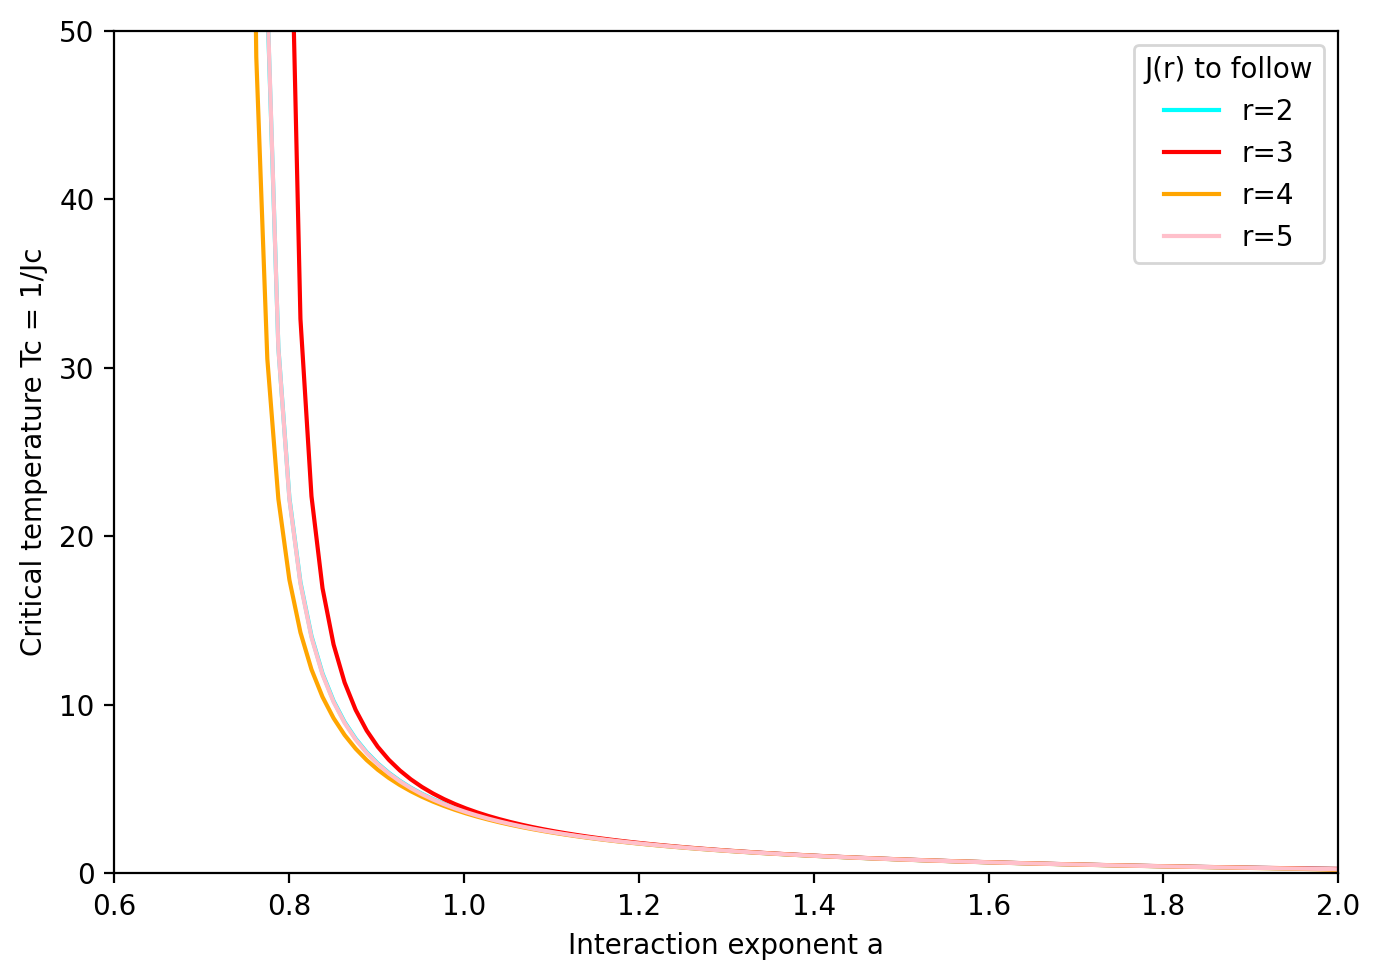
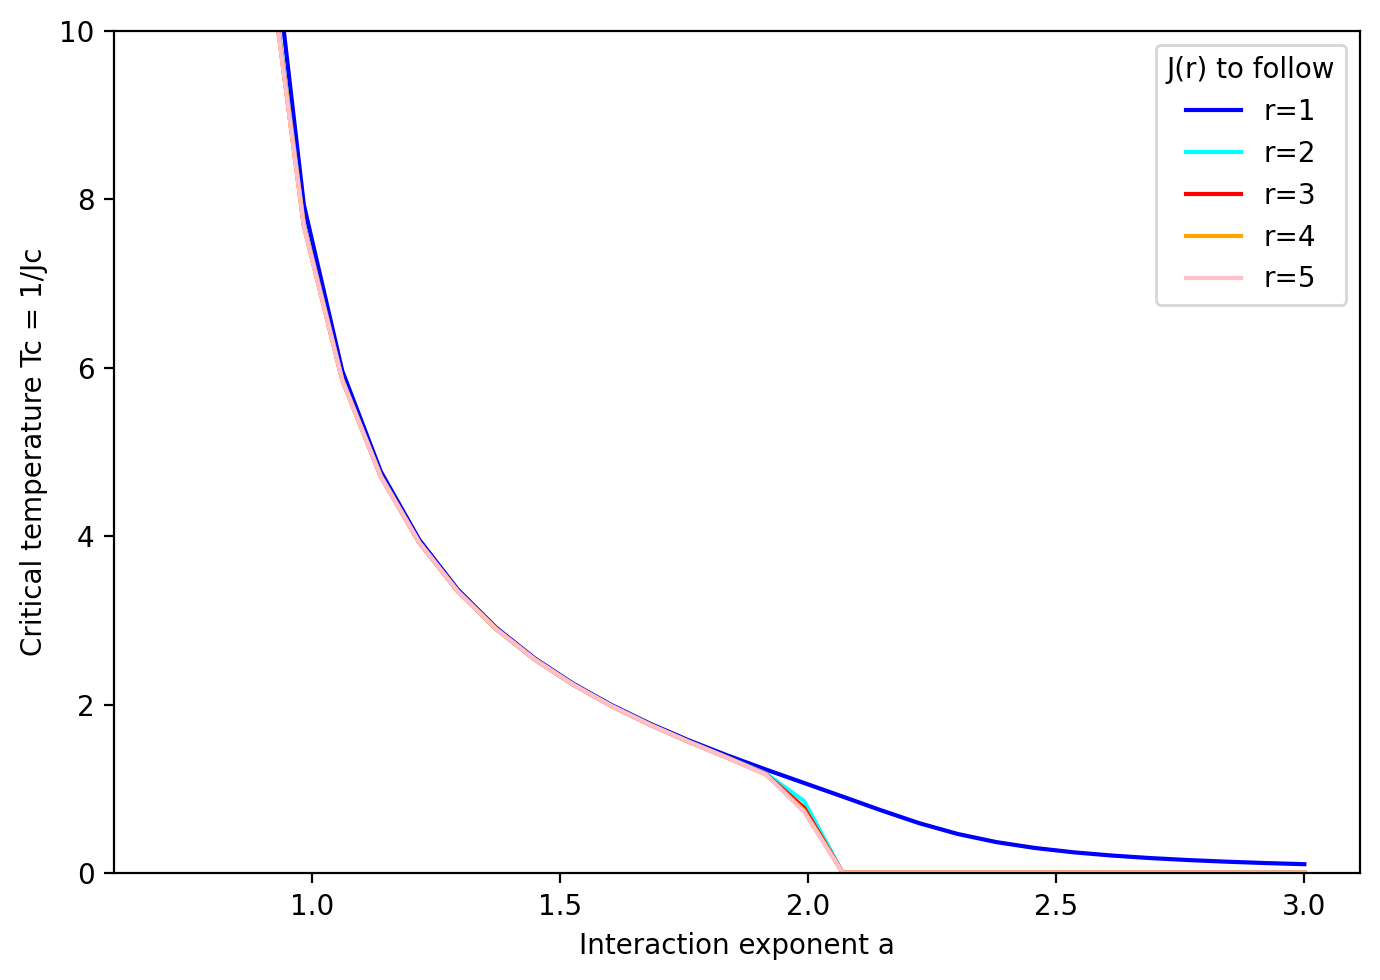
Unified diff of the notebook cell whose output changed from the first chart to the second:
--- before
+++ after
@@ -1,8 +1,8 @@
 # Range of exponents
-a_values = np.linspace(0.75, 2.0, 100)
+a_values = np.linspace(0.75, 3.0, 30)
 size = 1000
 
 plt.figure(figsize=(7, 5))
-#plt.plot(a_values, 1/compute_Jc_over_a(a_values, size, 1), c='b', label='r=1')
+plt.plot(a_values, 1/compute_Jc_over_a(a_values, size, 1), c='b', label='r=1')
 plt.plot(a_values, 1/compute_Jc_over_a(a_values, size, 2), c='cyan', label='r=2')
 plt.plot(a_values, 1/compute_Jc_over_a(a_values, size, 3), c='r', label='r=3')
@@ -12,6 +12,6 @@
 plt.ylabel("Critical temperature Tc = 1/Jc")
 plt.legend(title='J(r) to follow')
-plt.xlim(0.6, 2)
-plt.ylim(0, 50)
+plt.xlim(0.6, None)
+plt.ylim(0, 10)
 plt.tight_layout()
 plt.show()

Commit: Add 5-spin cell RG notebook